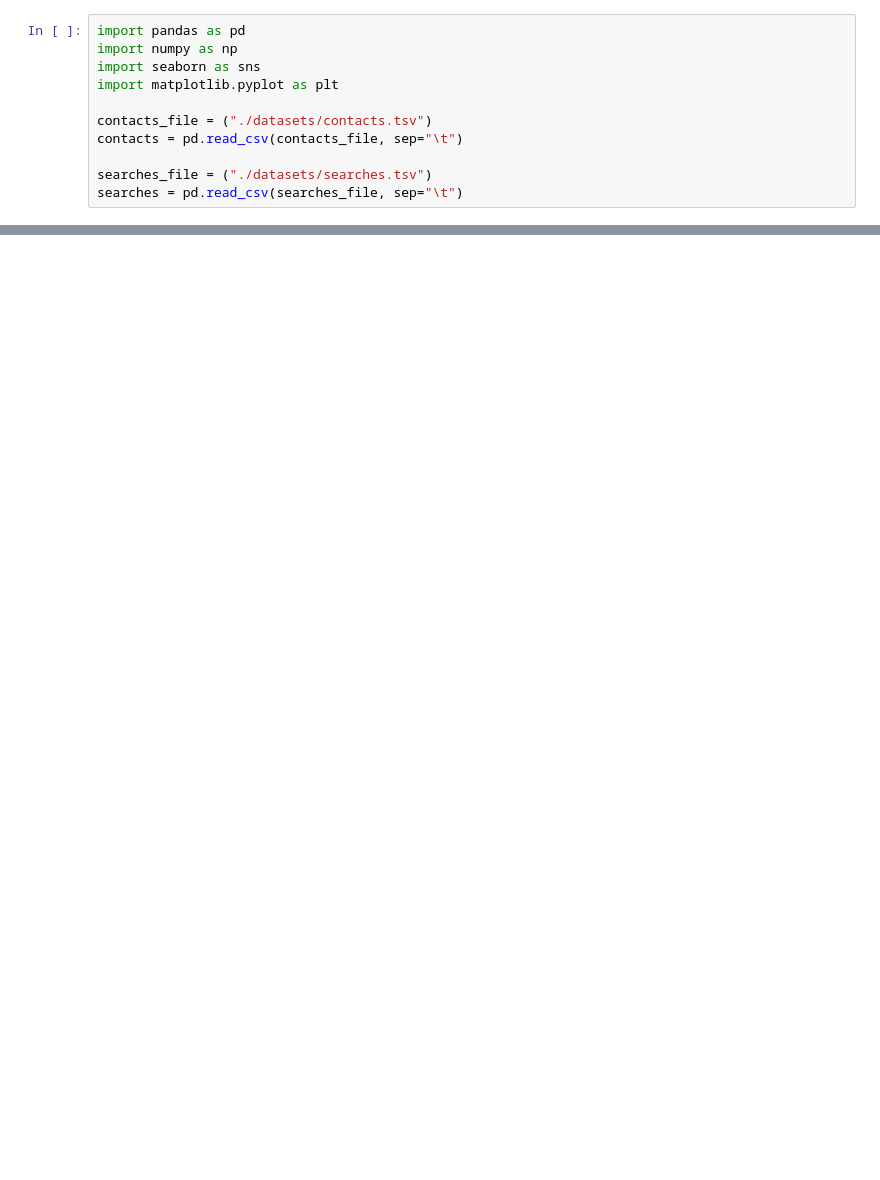
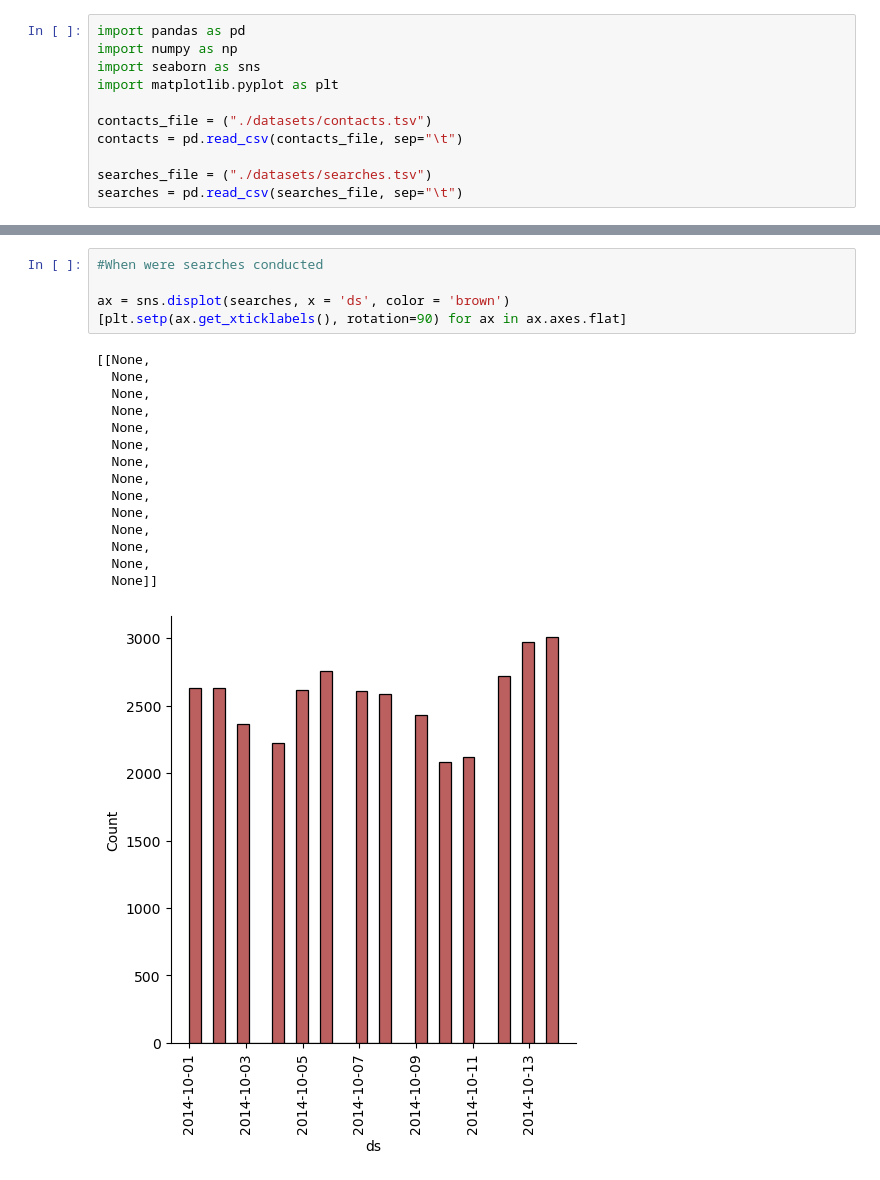
Before and after one commit to Piotr8706/Smaller_data_projects, a Jupyter notebook: Market Analysis in Dublin/Analysis.ipynb, the cells around one changed output, grey strips where cells are left out. Cells and saved outputs as stored; diff of their text form; blank space fills up the shorter version.

```diff
--- a/Market Analysis in Dublin/Analysis.ipynb
+++ b/Market Analysis in Dublin/Analysis.ipynb
@@ -29,0 +79,21 @@ searches.head()
+# %%
+#When were searches conducted
+
+ax = sns.displot(searches, x = 'ds', color = 'brown')
+[plt.setp(ax.get_xticklabels(), rotation=90) for ax in ax.axes.flat]
+# %% [output]
+[[None,
+  None,
+  None,
+  None,
+  None,
+  None,
+  None,
+  None,
+  None,
+  None,
+  None,
+  None,
+  None,
+  None]]
+[figure, added]
```
Also changed, not shown: parts of 8 cells of this notebook.
